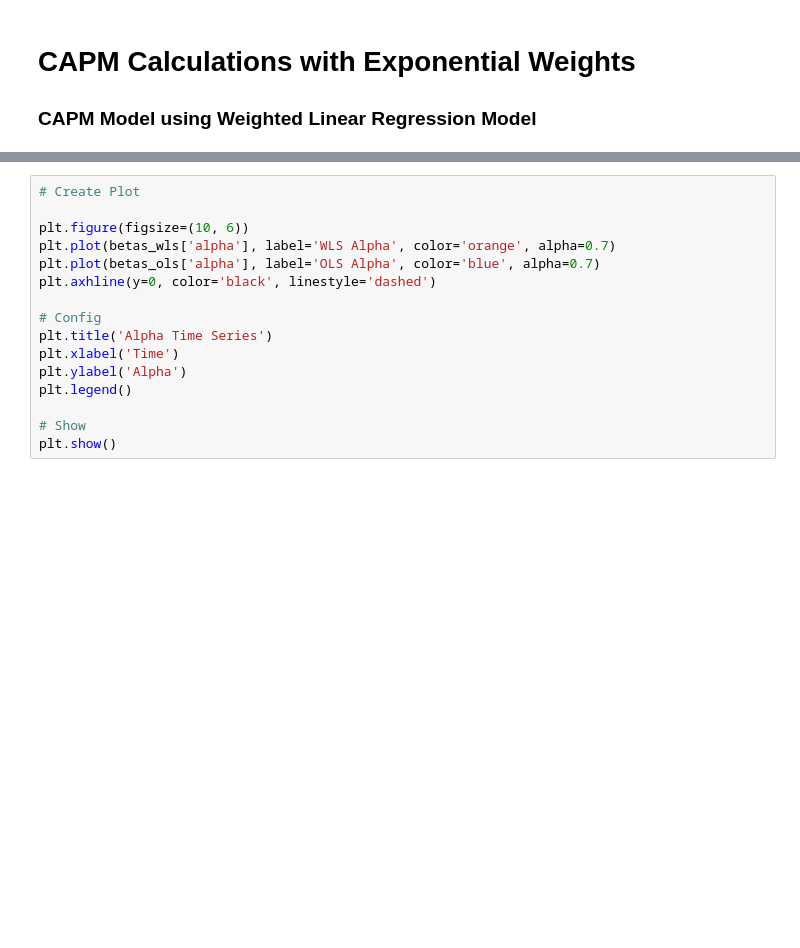
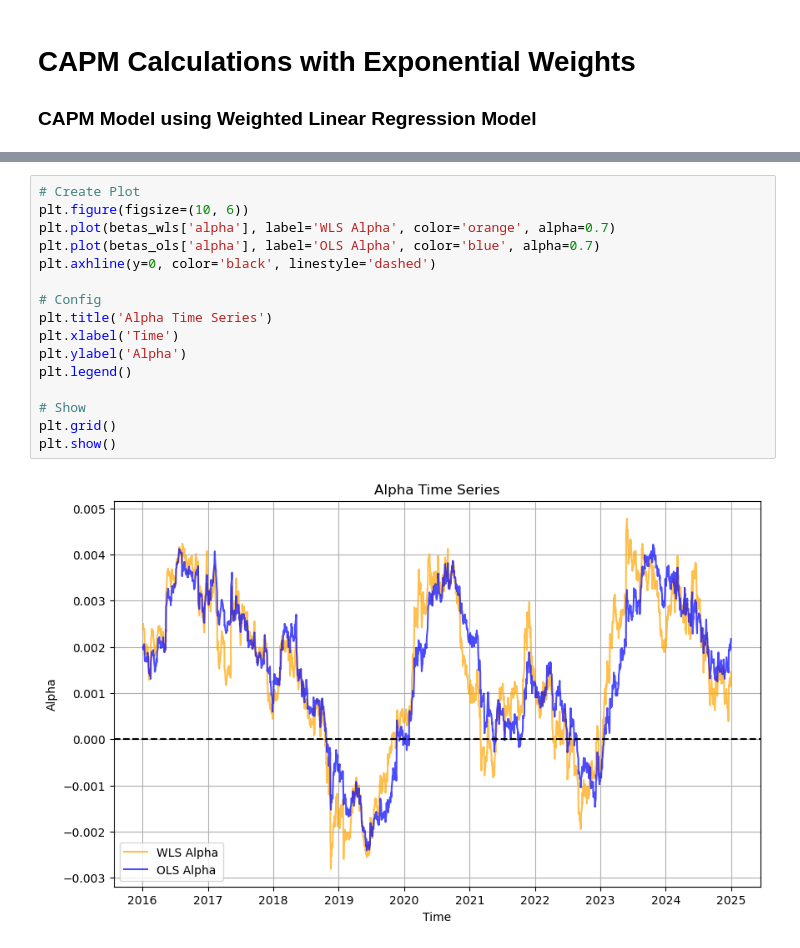
Before and after one commit to dan-the-quant/DTQ-Portfolio_Management_Course, a Jupyter notebook: Module 4 - CAPM/Module4.2.ipynb, the cells around one changed output, grey strips where cells are left out. Cells and saved outputs as stored; diff of their text form; blank space fills up the shorter version.

```diff
--- a/Module 4 - CAPM/Module4.2.ipynb
+++ b/Module 4 - CAPM/Module4.2.ipynb
@@ -183,18 +263,20 @@ plt.show()
 # %%
 # Create Plot
-
 plt.figure(figsize=(10, 6))
 plt.plot(betas_wls['alpha'], label='WLS Alpha', color='orange', alpha=0.7)
 plt.plot(betas_ols['alpha'], label='OLS Alpha', color='blue', alpha=0.7)
 plt.axhline(y=0, color='black', linestyle='dashed')
 
 # Config
 plt.title('Alpha Time Series')
 plt.xlabel('Time')
 plt.ylabel('Alpha')
 plt.legend()
 
 # Show
+plt.grid()
 plt.show()
+# %% [output]
+[figure, added]
 # %%
 # Create Plot
```
Also changed, not shown: parts of 14 cells of this notebook, 26 other files.
